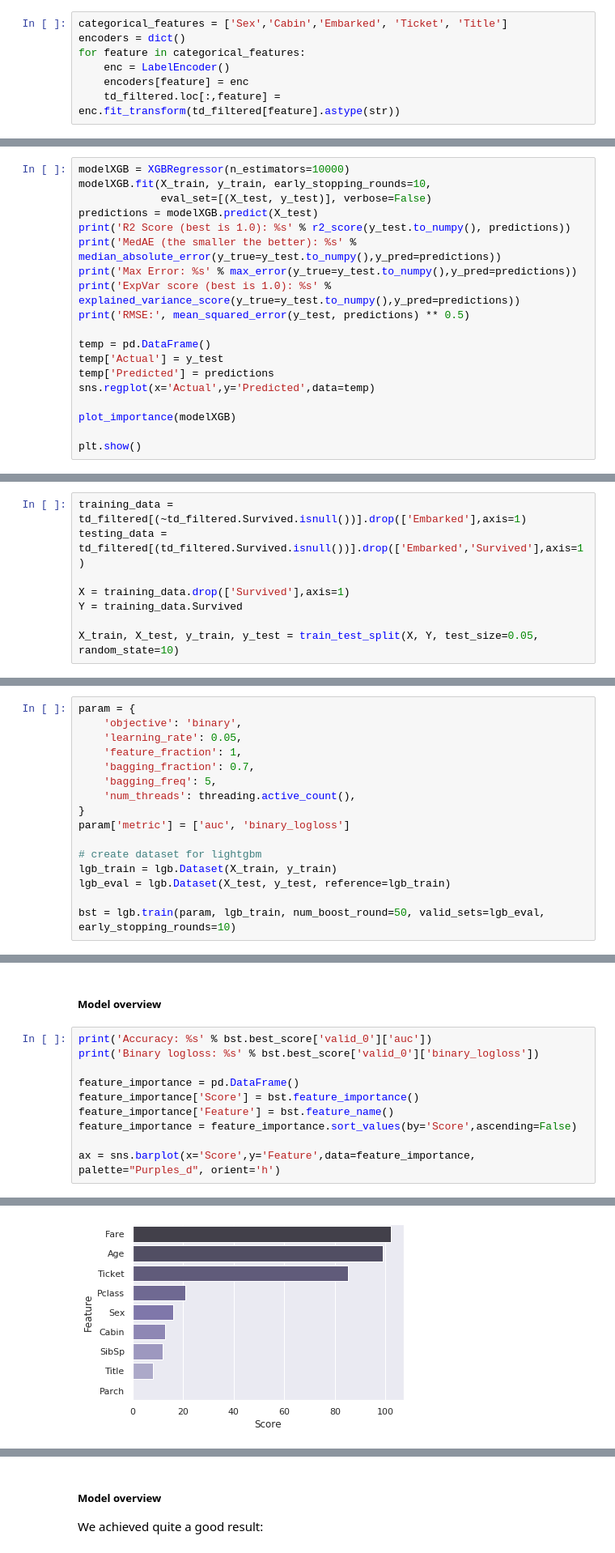
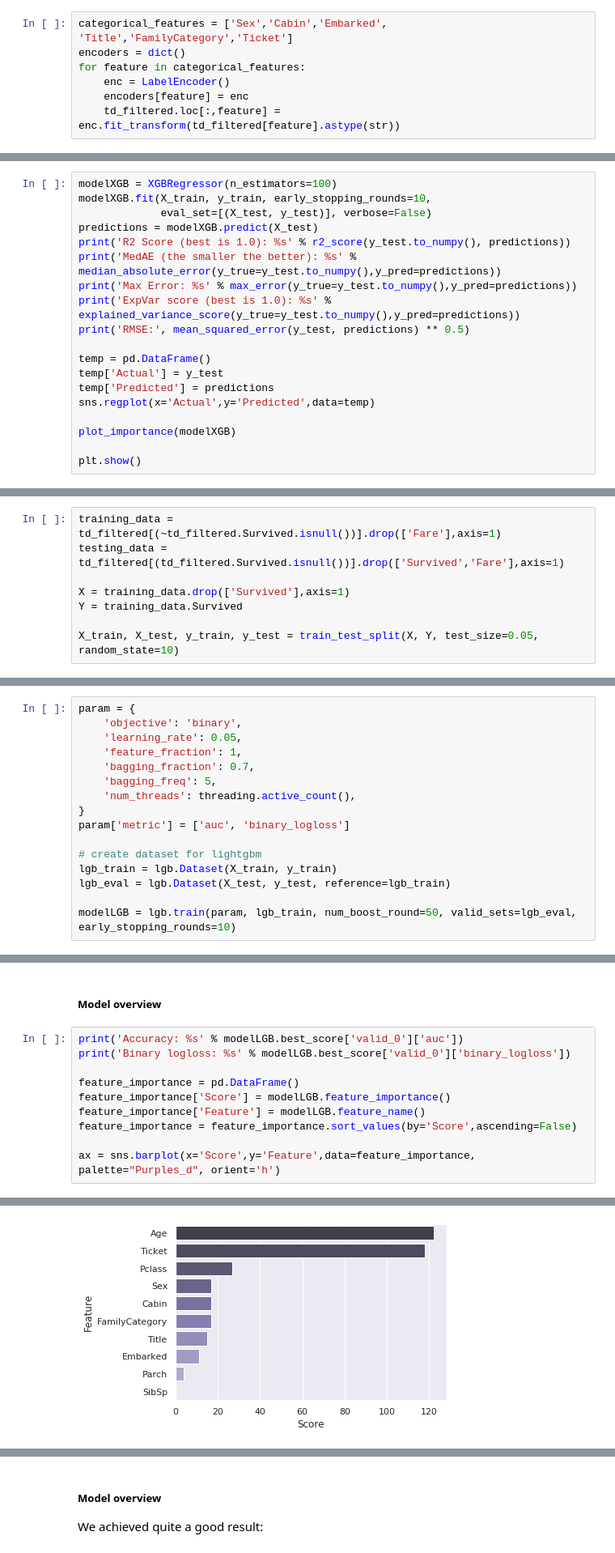
Before and after one commit to dmitry256/titanic-research, a Jupyter notebook: TitanicNotebook.ipynb, the cells around one changed output, grey strips where cells are left out. Shown at 81% size. Drawn from its saved outputs; the diff is of its cells as text.

```diff
--- a/TitanicNotebook.ipynb
+++ b/TitanicNotebook.ipynb
@@ -121,7 +233,7 @@ td_filtered.Cabin = td_filtered.Cabin[td_filtered.Cabin.notnull()].apply(lambda
 
 Apart from `Name`, we are also dropping `PassengerId` to avoid our models allocating excessive weights to irrelevant features.
 # %%
-categorical_features = ['Sex','Cabin','Embarked', 'Ticket', 'Title']
+categorical_features = ['Sex','Cabin','Embarked', 'Title','FamilyCategory','Ticket']
 encoders = dict()
 for feature in categorical_features:
     enc = LabelEncoder()
@@ -226,7 +346,7 @@ RMSE: 11.593578558801603
 # %% [markdown]
 #### Gradient boosting with XGBoost
 # %%
-modelXGB = XGBRegressor(n_estimators=10000)
+modelXGB = XGBRegressor(n_estimators=100)
 modelXGB.fit(X_train, y_train, early_stopping_rounds=10,
              eval_set=[(X_test, y_test)], verbose=False)
 predictions = modelXGB.predict(X_test)
@@ -412,8 +536,8 @@ Let's jump to our final goal -- guess who survived and who did not.
 # %% [markdown]
 ### Classification of `Survived` passengers
 # %%
-training_data = td_filtered[(~td_filtered.Survived.isnull())].drop(['Embarked'],axis=1)
-testing_data = td_filtered[(td_filtered.Survived.isnull())].drop(['Embarked','Survived'],axis=1)
+training_data = td_filtered[(~td_filtered.Survived.isnull())].drop(['Fare'],axis=1)
+testing_data = td_filtered[(td_filtered.Survived.isnull())].drop(['Survived','Fare'],axis=1)
 
 X = training_data.drop(['Survived'],axis=1)
 Y = training_data.Survived
@@ -436,5 +560,5 @@ param['metric'] = ['auc', 'binary_logloss']
 lgb_train = lgb.Dataset(X_train, y_train)
 lgb_eval = lgb.Dataset(X_test, y_test, reference=lgb_train)
 
-bst = lgb.train(param, lgb_train, num_boost_round=50, valid_sets=lgb_eval, early_stopping_rounds=10)
+modelLGB = lgb.train(param, lgb_train, num_boost_round=50, valid_sets=lgb_eval, early_stopping_rounds=10)
 # %% [output]
@@ -458,12 +582,12 @@ Early stopping, best iteration is:
 # %% [markdown]
 ##### Model overview
 # %%
-print('Accuracy: %s' % bst.best_score['valid_0']['auc'])
-print('Binary logloss: %s' % bst.best_score['valid_0']['binary_logloss'])
+print('Accuracy: %s' % modelLGB.best_score['valid_0']['auc'])
+print('Binary logloss: %s' % modelLGB.best_score['valid_0']['binary_logloss'])
 
 feature_importance = pd.DataFrame()
-feature_importance['Score'] = bst.feature_importance()
-feature_importance['Feature'] = bst.feature_name()
+feature_importance['Score'] = modelLGB.feature_importance()
+feature_importance['Feature'] = modelLGB.feature_name()
 feature_importance = feature_importance.sort_values(by='Score',ascending=False)
 
 ax = sns.barplot(x='Score',y='Feature',data=feature_importance, palette="Purples_d", orient='h')
@@ -473,4 +597,4 @@ Binary logloss: 0.4248511598054666
-[figure, old version]
+[figure, new version]
 # %% [markdown]
 #### Binary logistic regression with `XGBoost`
 
```
Also changed, not shown: parts of 28 cells of this notebook, 15 other files.
